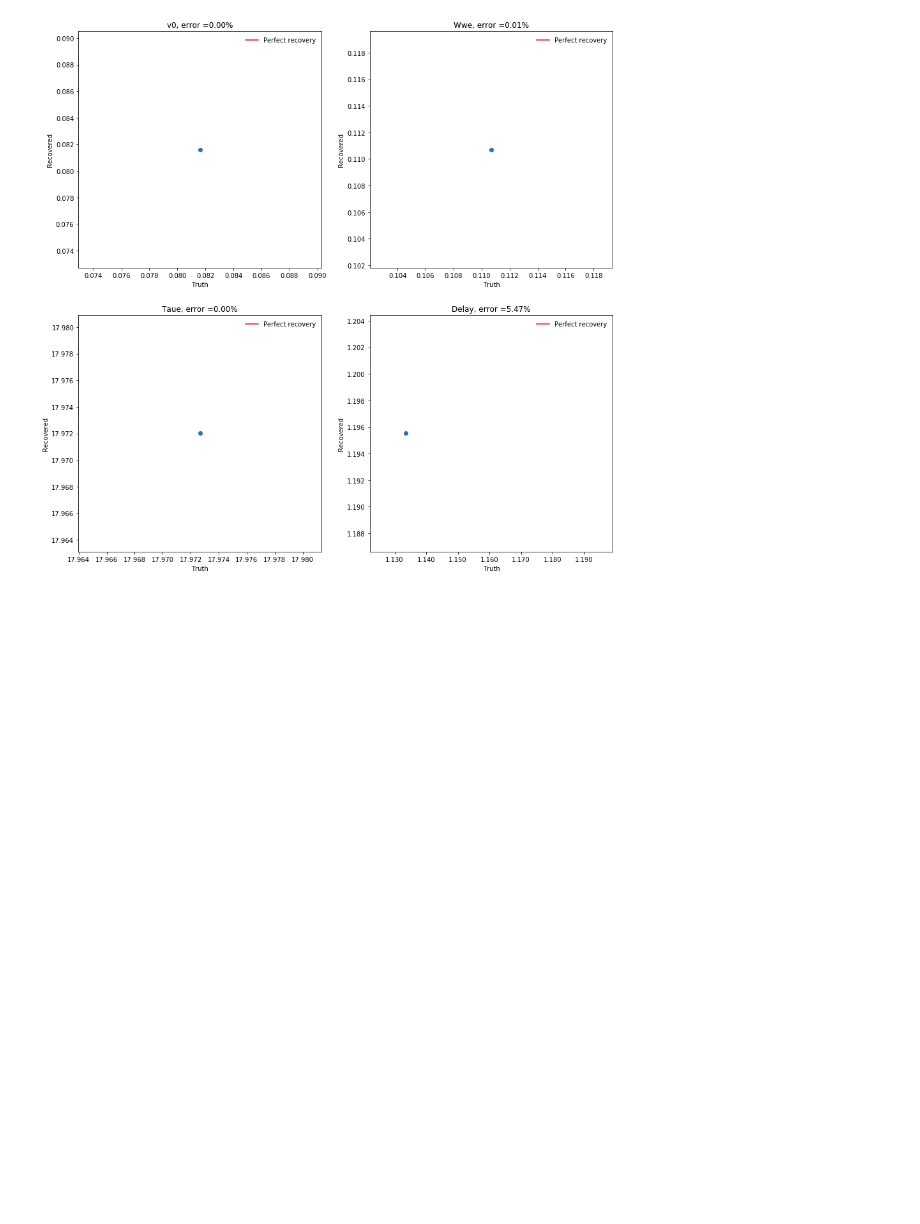
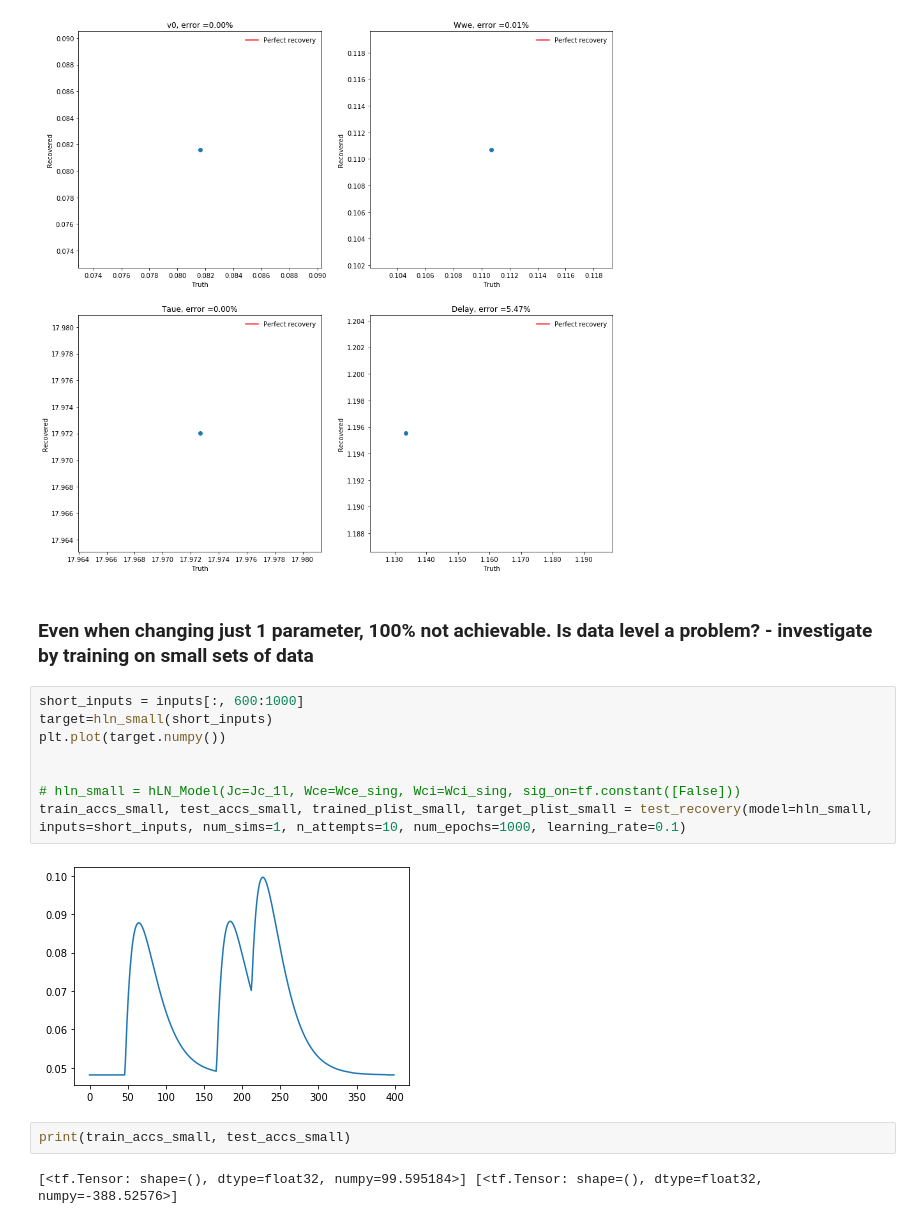
Before and after one commit to eap40/iib-neuro-proj, a Jupyter notebook: Notebooks/training_build.ipynb, the cells around one changed output. Saved outputs shown, nothing was run; the diff lists cells and outputs as text; blank space fills up the shorter version.

```diff
--- a/Notebooks/training_build.ipynb
+++ b/Notebooks/training_build.ipynb
@@ -344,3 +344,19 @@ plot_params_1l(trained_plist_Delay, target_plist_Delay)
 # %% [output]
 [<tf.Tensor: shape=(), dtype=float32, numpy=99.999115>] [<tf.Tensor: shape=(), dtype=float32, numpy=99.99922>]
 [figure]
+# %% [markdown]
+### Even when changing just 1 parameter, 100% not achievable. Is data level a problem? - investigate by training on small sets of data
+# %%
+short_inputs = inputs[:, 600:1000]
+target=hln_small(short_inputs)
+plt.plot(target.numpy())
+
+
+# hln_small = hLN_Model(Jc=Jc_1l, Wce=Wce_sing, Wci=Wci_sing, sig_on=tf.constant([False]))
+train_accs_small, test_accs_small, trained_plist_small, target_plist_small = test_recovery(model=hln_small, inputs=short_inputs, num_sims=1, n_attempts=10, num_epochs=1000, learning_rate=0.1)
+# %% [output]
+[figure, added]
+# %%
+print(train_accs_small, test_accs_small)
+# %% [output]
+[<tf.Tensor: shape=(), dtype=float32, numpy=99.595184>] [<tf.Tensor: shape=(), dtype=float32, numpy=-388.52576>]
```
Also changed, not shown: parts of 15 cells of this notebook.
